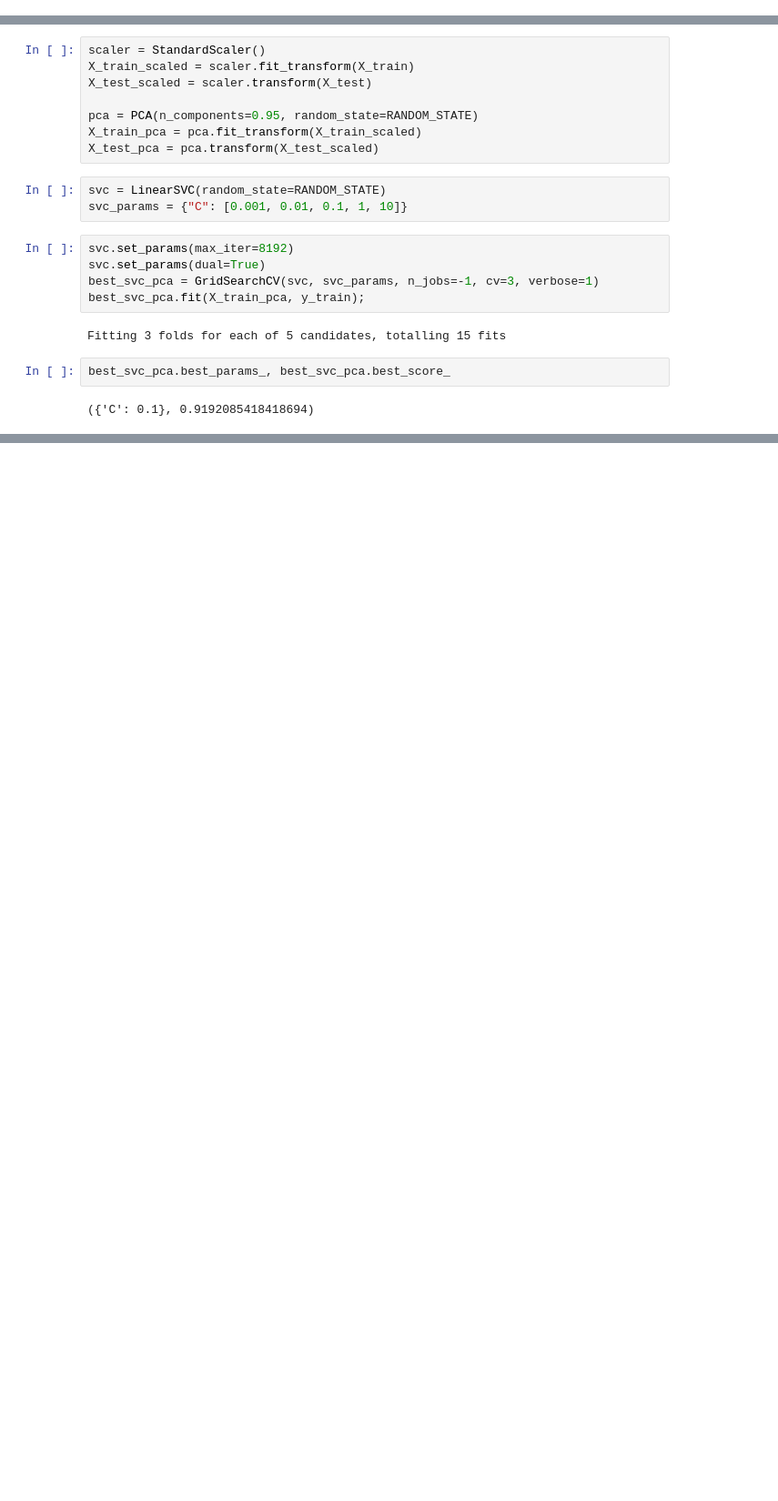
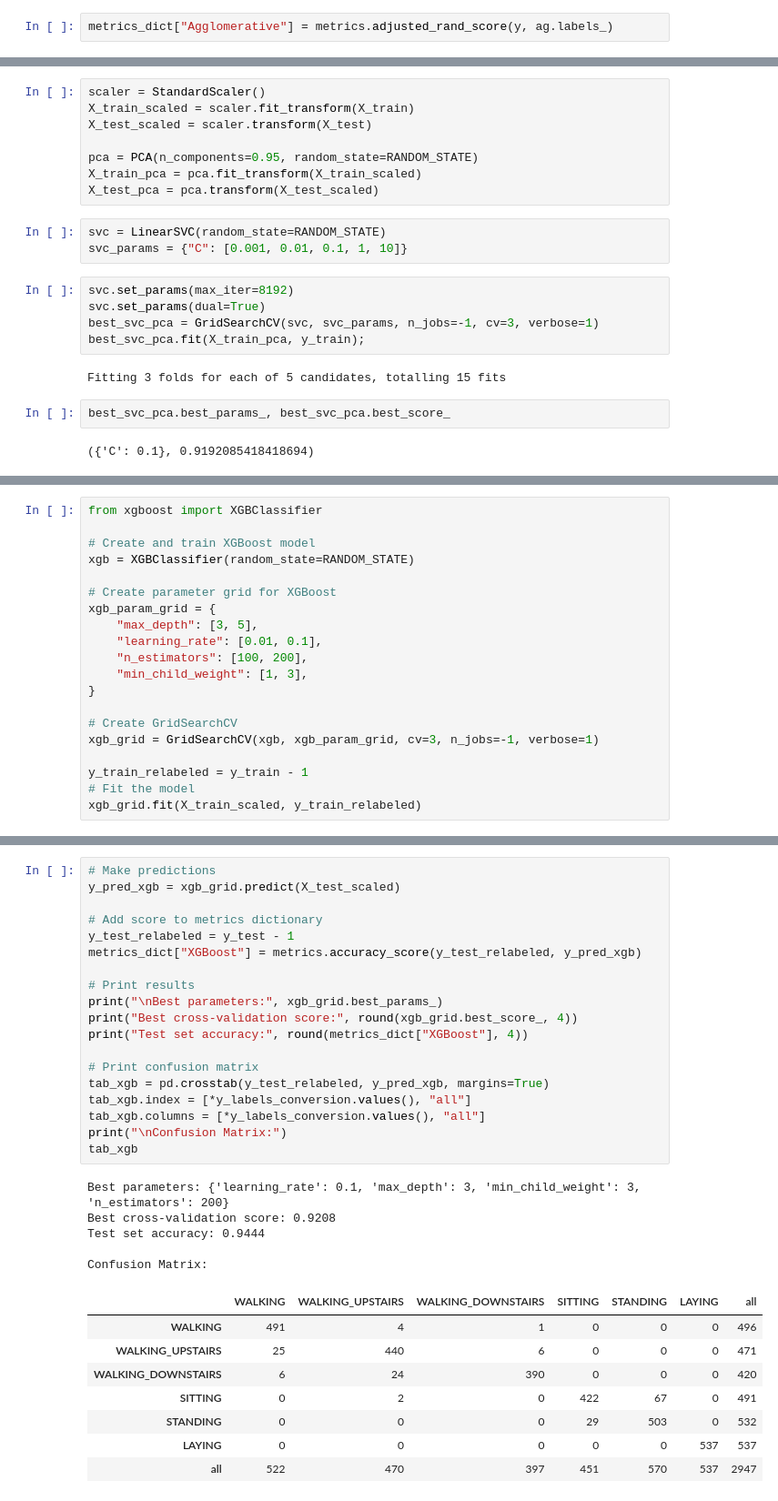
Before and after one commit to YASHBRO/Human-Activity-Recognition, a Jupyter notebook: main.ipynb, the cells around one changed output, grey strips where cells are left out. Shown at 91% size. Cells and saved outputs as stored; diff of their text form; blank space fills up the shorter version.

```diff
--- a/main.ipynb
+++ b/main.ipynb
@@ -228,4 +231,6 @@ KMeans: ARI = 0.4198876334592243
 Agglomerative CLustering: ARI = 0.5004158813231965
+# %%
+metrics_dict["Agglomerative"] = metrics.adjusted_rand_score(y, ag.labels_)
 # %% [markdown]
 ## SVC (Without PCA)
 # %%
@@ -288,0 +377,20 @@ best_svc_pca.best_params_, best_svc_pca.best_score_
+# %%
+from xgboost import XGBClassifier
+
+# Create and train XGBoost model
+xgb = XGBClassifier(random_state=RANDOM_STATE)
+
+# Create parameter grid for XGBoost
+xgb_param_grid = {
+    "max_depth": [3, 5],
+    "learning_rate": [0.01, 0.1],
+    "n_estimators": [100, 200],
+    "min_child_weight": [1, 3],
+}
+
+# Create GridSearchCV
+xgb_grid = GridSearchCV(xgb, xgb_param_grid, cv=3, n_jobs=-1, verbose=1)
+
+y_train_relabeled = y_train - 1
+# Fit the model
+xgb_grid.fit(X_train_scaled, y_train_relabeled)
@@ -288,0 +416,33 @@ best_svc_pca.best_params_, best_svc_pca.best_score_
+# %%
+# Make predictions
+y_pred_xgb = xgb_grid.predict(X_test_scaled)
+
+# Add score to metrics dictionary
+y_test_relabeled = y_test - 1
+metrics_dict["XGBoost"] = metrics.accuracy_score(y_test_relabeled, y_pred_xgb)
+
+# Print results
+print("\nBest parameters:", xgb_grid.best_params_)
+print("Best cross-validation score:", round(xgb_grid.best_score_, 4))
+print("Test set accuracy:", round(metrics_dict["XGBoost"], 4))
+
+# Print confusion matrix
+tab_xgb = pd.crosstab(y_test_relabeled, y_pred_xgb, margins=True)
+tab_xgb.index = [*y_labels_conversion.values(), "all"]
+tab_xgb.columns = [*y_labels_conversion.values(), "all"]
+print("\nConfusion Matrix:")
+tab_xgb
+# %% [output]
+Best parameters: {'learning_rate': 0.1, 'max_depth': 3, 'min_child_weight': 3, 'n_estimators': 200}
+Best cross-validation score: 0.9208
+Test set accuracy: 0.9444
+
+Confusion Matrix:
+|  | WALKING | WALKING_UPSTAIRS | WALKING_DOWNSTAIRS | SITTING | STANDING | LAYING | all |
+| WALKING | 491 | 4 | 1 | 0 | 0 | 0 | 496 |
+| WALKING_UPSTAIRS | 25 | 440 | 6 | 0 | 0 | 0 | 471 |
+| WALKING_DOWNSTAIRS | 6 | 24 | 390 | 0 | 0 | 0 | 420 |
+| SITTING | 0 | 2 | 0 | 422 | 67 | 0 | 491 |
+| STANDING | 0 | 0 | 0 | 29 | 503 | 0 | 532 |
+| LAYING | 0 | 0 | 0 | 0 | 0 | 537 | 537 |
+| all | 522 | 470 | 397 | 451 | 570 | 537 | 2947 |
```
Also changed, not shown: parts of 21 cells of this notebook.
